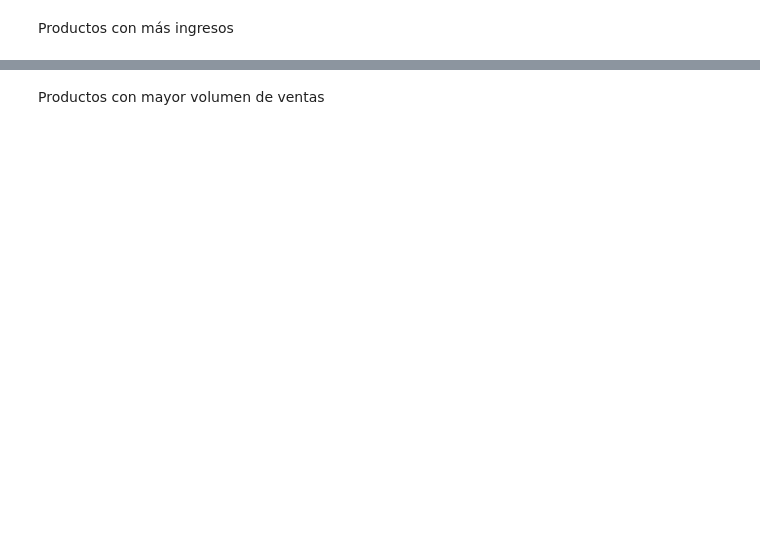
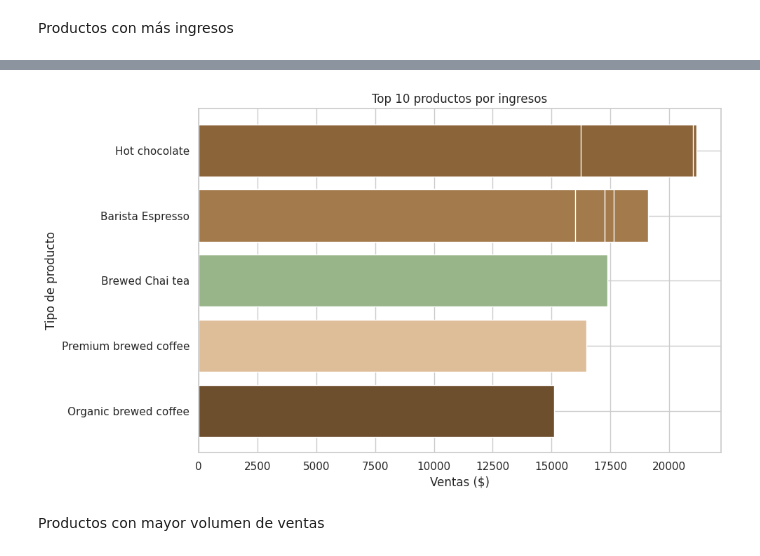
Before and after one commit to EliasHernandezBar/Proyecto-Final, a Jupyter notebook: Proyecto_Integrador.ipynb, the cells around one changed output, grey strips where cells are left out. Cells and saved outputs as stored; diff of their text form; code cells hidden in the pictures; blank space fills up the shorter version.

```diff
--- a/Proyecto_Integrador.ipynb
+++ b/Proyecto_Integrador.ipynb
@@ -1270,3 +1405,39 @@ plt.show()
+# %%
+import matplotlib.pyplot as plt
+
+# Definimos el diccionario de colores para los tipos de producto
+color_map = {
+    'Organic brewed coffee': '#6E4F2D',
+    'Premium brewed coffee': '#DEBE99',
+    'Brewed Chai tea': '#98B58A',
+    'Barista Espresso': '#A37A4C',
+    'Hot chocolate': '#8C643A'
+}
+
+# Mapeamos los colores a la columna del dataframe
+# Si un producto no está en el mapa, usará gris ('#CCCCCC')
+colors = [color_map.get(prod, '#CCCCCC') for prod in df_top_products["product_type"]]
+
+plt.figure(figsize=(10,6))
+
+# Usamos barh para barras horizontales
+plt.barh(
+    df_top_products["product_type"],
+    df_top_products["net_sales"],
+    color=colors
+)
+
+plt.title("Top 10 productos por ingresos")
+plt.xlabel("Ventas ($)")
+plt.ylabel("Tipo de producto")
+
+# Invertimos el eje Y para que el producto con más ventas aparezca arriba
+plt.gca().invert_yaxis()
+
+plt.tight_layout()
+plt.show()
+# %% [output]
+[figure, added]
 # %% [markdown]
 Productos con mayor volumen de ventas
 # %%
```
Also changed, not shown: parts of 35 cells of this notebook.
